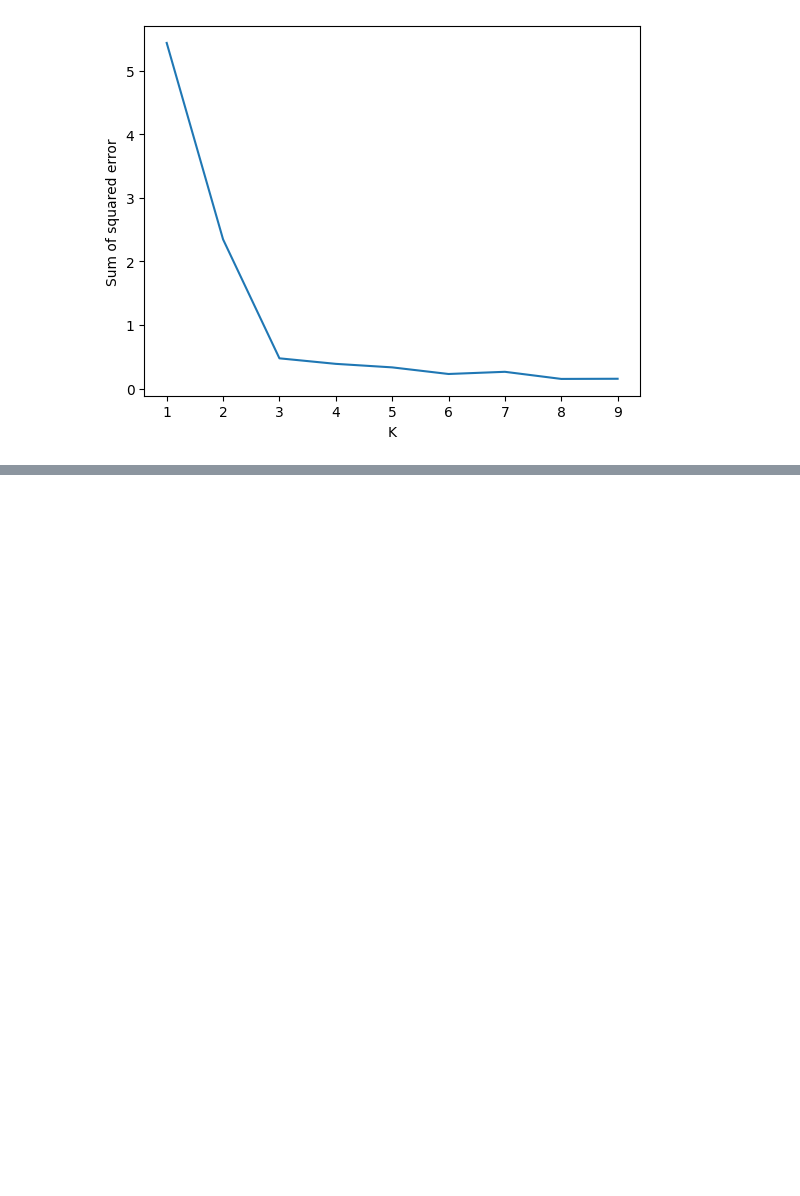
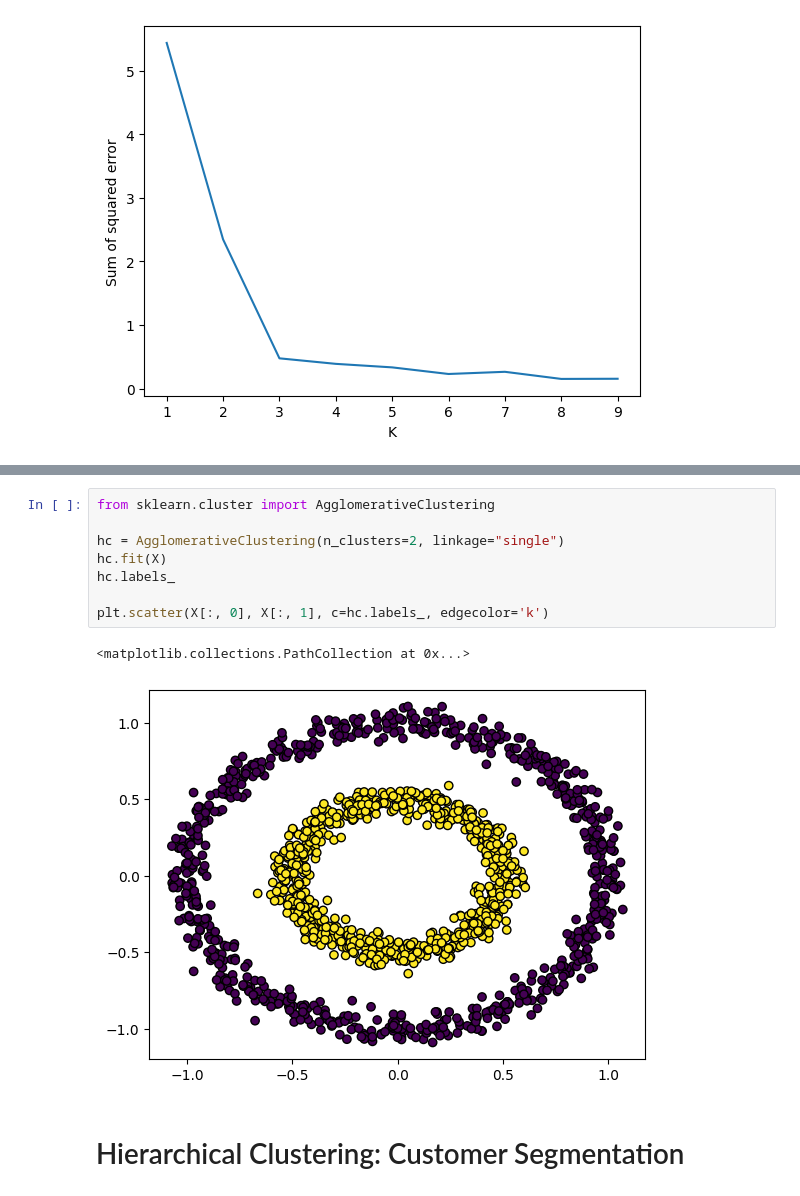
Before and after one commit to ThirumaleshV/AIE, a Jupyter notebook: ML/_7_Unsupervised_learning.ipynb, the cells around one changed output, grey strips where cells are left out. Saved outputs shown, nothing was run; the diff lists cells and outputs as text; blank space fills up the shorter version.

Commit message:
agglomerative , DBSCAN

```diff
--- a/ML/_7_Unsupervised_learning.ipynb
+++ b/ML/_7_Unsupervised_learning.ipynb
@@ -446,0 +688,13 @@ plt.show()
+# %%
+from sklearn.cluster import AgglomerativeClustering
+
+hc = AgglomerativeClustering(n_clusters=2, linkage="single")
+hc.fit(X)
+hc.labels_
+
+plt.scatter(X[:, 0], X[:, 1], c=hc.labels_, edgecolor='k')
+# %% [output]
+<matplotlib.collections.PathCollection at 0x...>
+[figure, added]
+# %% [markdown]
+# Hierarchical Clustering: Customer Segmentation
```
Also changed, not shown: parts of 24 cells of this notebook.
